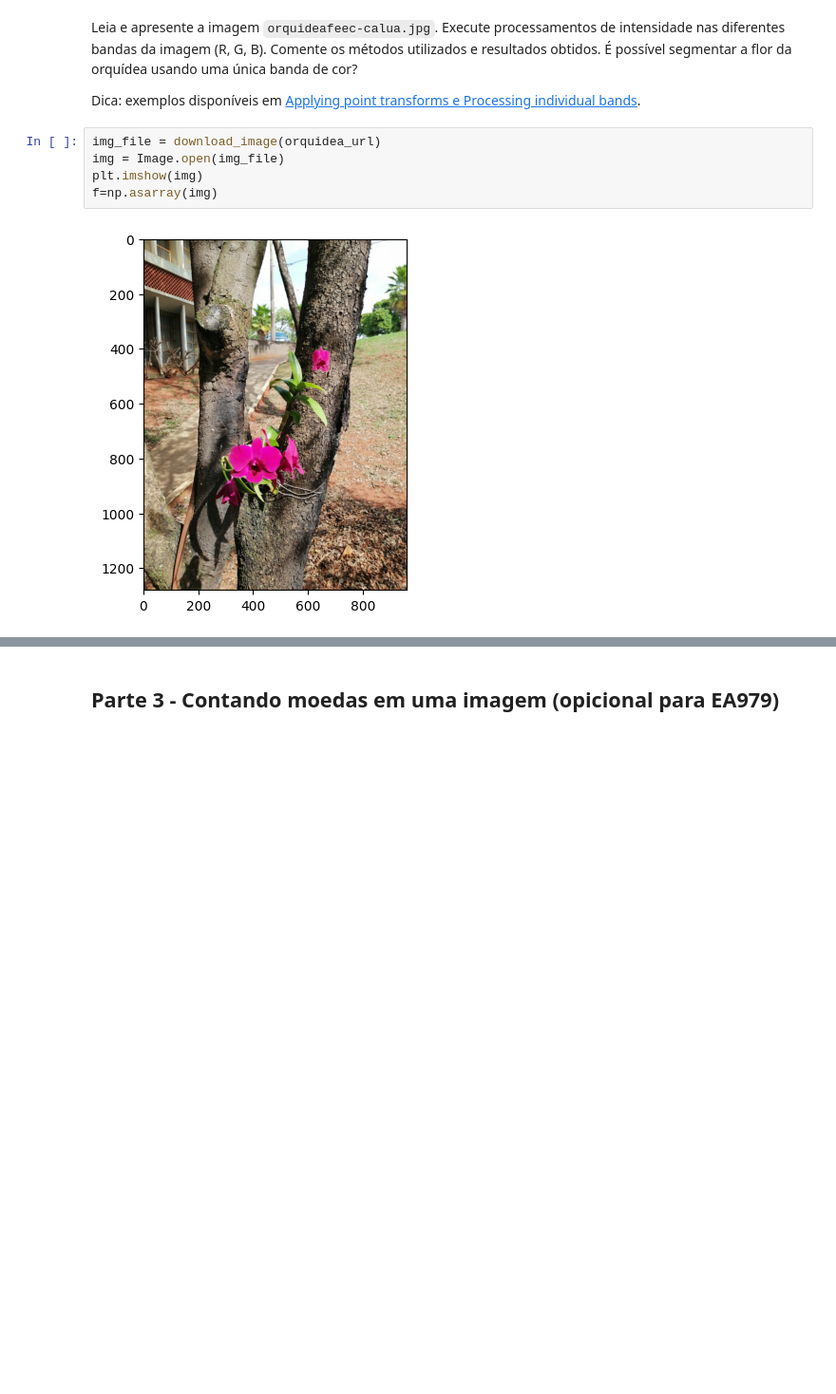
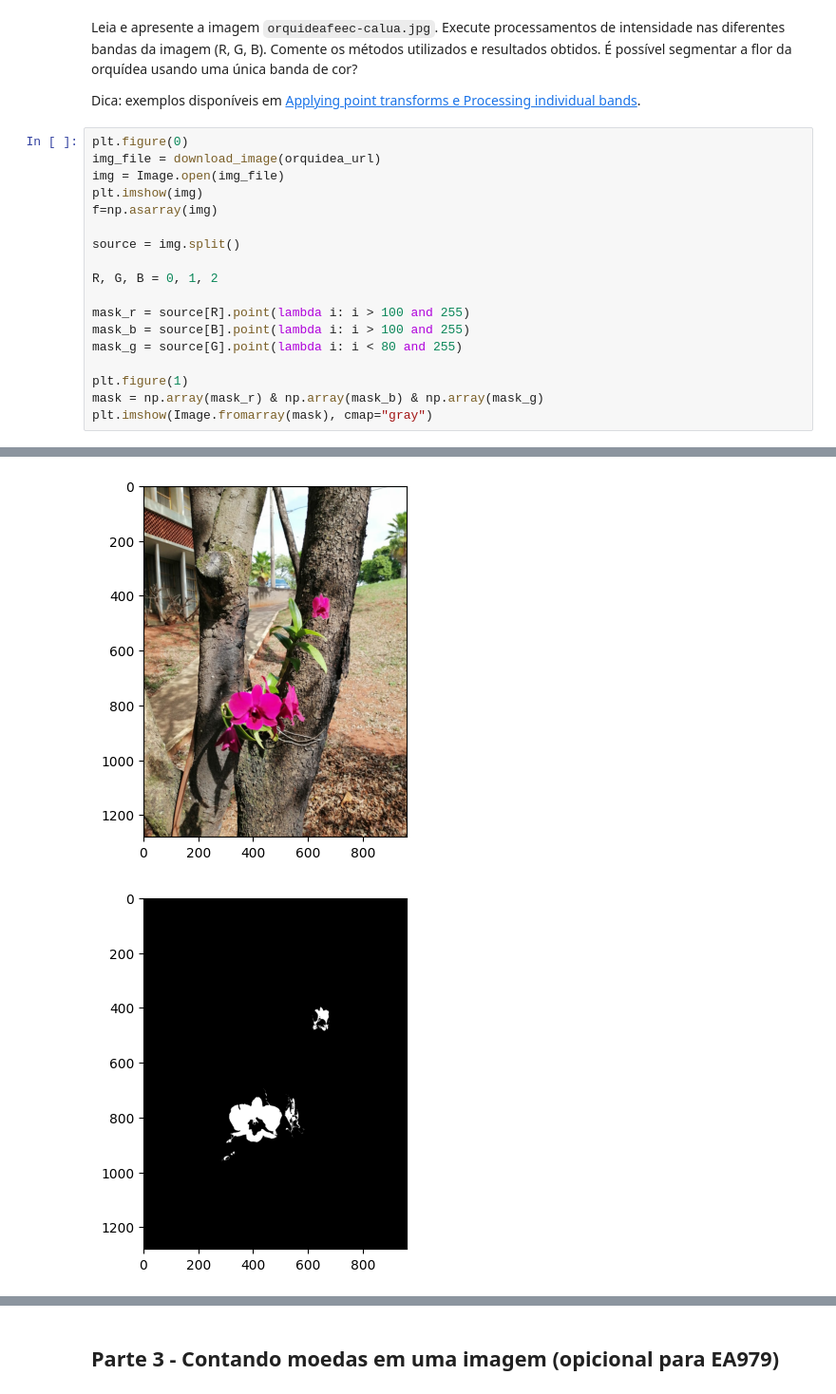
Before and after one commit to UNICAMP-EA979/2026s1-pi03-transforma-ointensidade-TZShinobi, a Jupyter notebook: Atividade.ipynb, the cells around one changed output, grey strips where cells are left out. Shown at 95% size. Cells and saved outputs as stored; diff of their text form; blank space fills up the shorter version.

```diff
--- a/Atividade.ipynb
+++ b/Atividade.ipynb
@@ -251,10 +269,22 @@ download_image(orquidea_url)
 Leia e apresente a imagem `orquideafeec-calua.jpg`. Execute processamentos de intensidade nas diferentes bandas da imagem (R, G, B). Comente os métodos utilizados e resultados obtidos. É possível segmentar a flor da orquídea usando uma única banda de cor?
 
 Dica: exemplos disponíveis em [Applying point transforms e Processing individual bands](https://pillow.readthedocs.io/en/stable/handbook/tutorial.html#image-enhancement).
-# %%
-img_file = download_image(orquidea_url)
-img = Image.open(img_file)
-plt.imshow(img)
-f=np.asarray(img)
-# %% [output]
-[figure, removed]
+# %%
+plt.figure(0)
+img_file = download_image(orquidea_url)
+img = Image.open(img_file)
+plt.imshow(img)
+f=np.asarray(img)
+
+source = img.split()
+
+R, G, B = 0, 1, 2
+
+mask_r = source[R].point(lambda i: i > 100 and 255)
+mask_b = source[B].point(lambda i: i > 100 and 255)
+mask_g = source[G].point(lambda i: i < 80 and 255)
+
+plt.figure(1)
+mask = np.array(mask_r) & np.array(mask_b) & np.array(mask_g)
+plt.imshow(Image.fromarray(mask), cmap="gray")
+# %% [output]
@@ -260,0 +292,2 @@ f=np.asarray(img)
+[figure, added]
+[figure, added]
```
Also changed, not shown: parts of 13 cells of this notebook.
